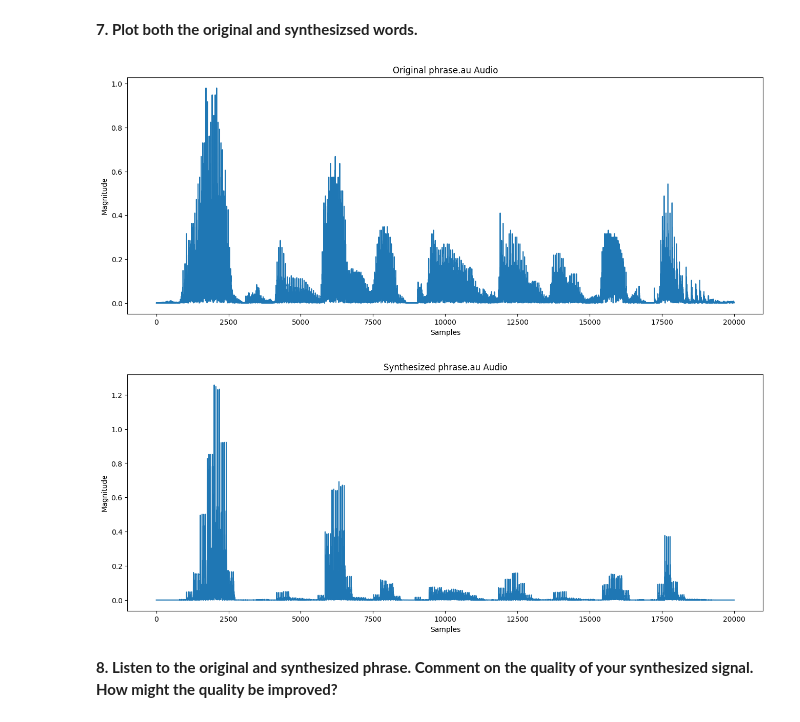
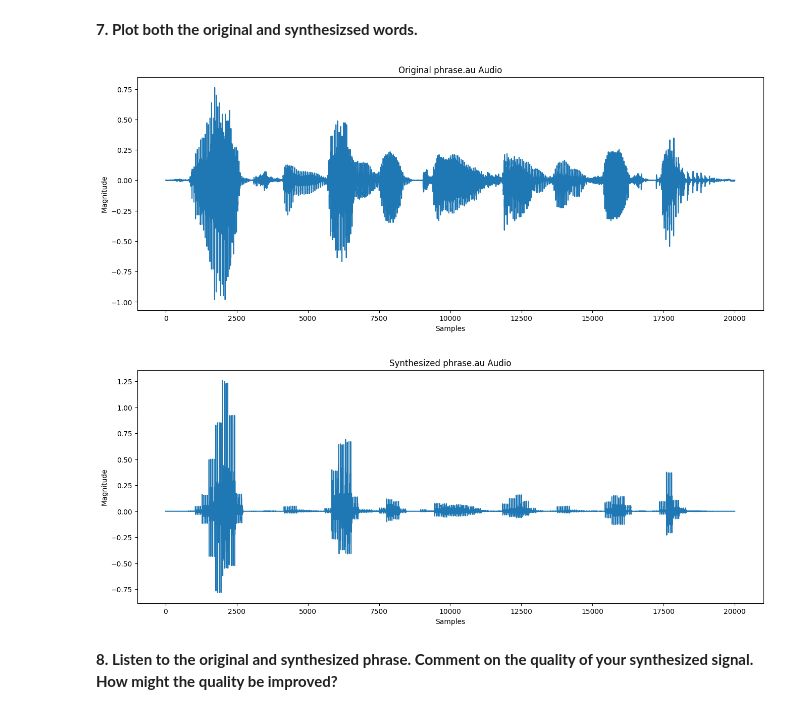
Before and after one commit to cdavin2/dsp_lab09b, a Jupyter notebook: lab09b_final_report.ipynb, the cells around one changed output. Drawn from its saved outputs; the diff is of its cells as text; code cells hidden in the pictures.

```diff
--- a/lab09b_final_report.ipynb
+++ b/lab09b_final_report.ipynb
@@ -351,18 +349,18 @@ for i in range(RL):
 # %%
 plt.title("Original phrase.au Audio")
 plt.ylabel("Magnitude")
 plt.xlabel("Samples")
-plt.plot(np.abs(phrase));
+plt.plot(phrase);
 # %% [output]
-[figure, old version]
+[figure, new version]
 # %%
 # insert your code here
 plt.title("Synthesized phrase.au Audio")
 plt.ylabel("Magnitude")
 plt.xlabel("Samples")
-plt.plot(np.abs(output));
+plt.plot(output);
 # %% [output]
-[figure, old version]
+[figure, new version]
 # %% [markdown]
 **8. Listen to the original and synthesized phrase. Comment on the quality of your synthesized signal. How might the quality be improved?**
 # %%
```
Also changed, not shown: parts of 2 cells of this notebook.
